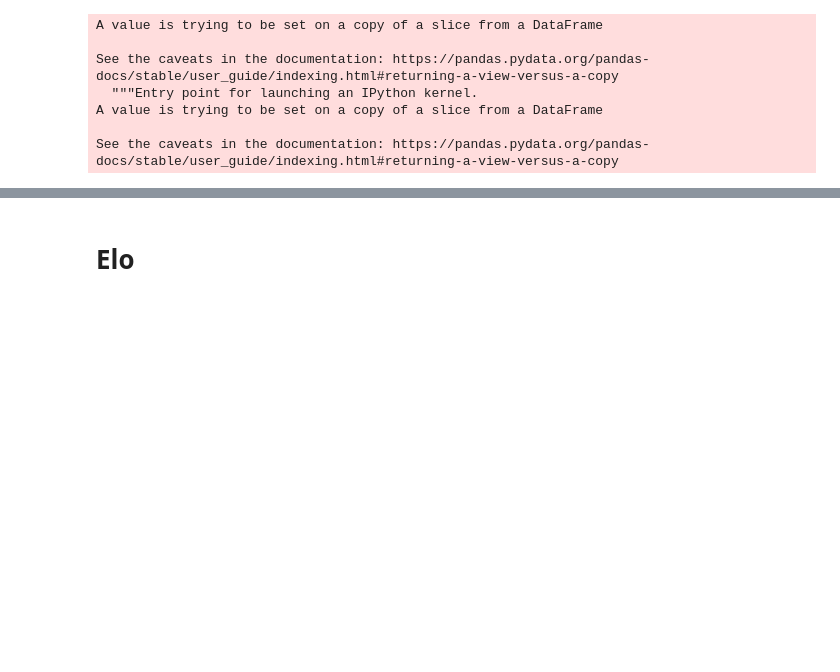
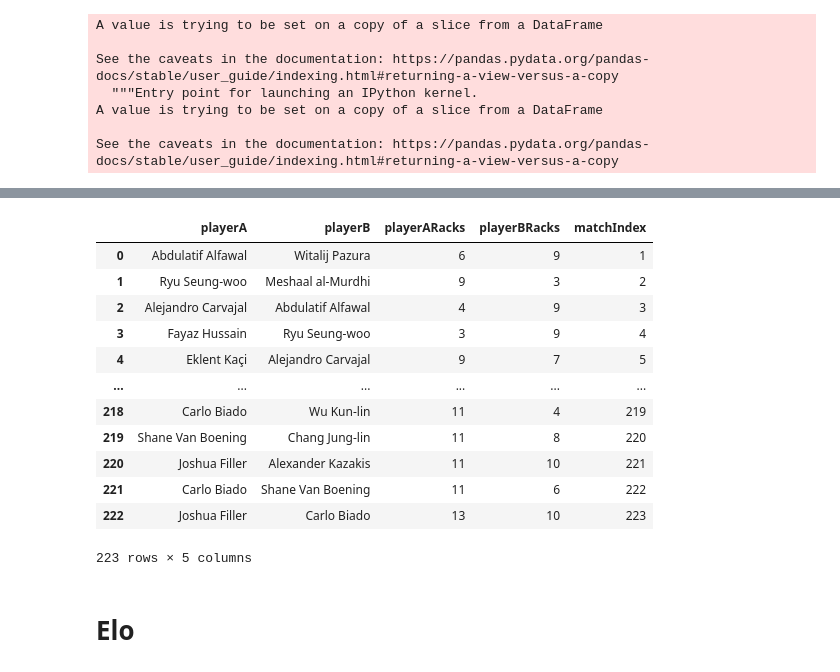
Before and after one commit to sethbilliau/SportsAnalytics, a Jupyter notebook: final/pool.ipynb, the cells around one changed output, grey strips where cells are left out. Cells and saved outputs as stored; diff of their text form; code cells hidden in the pictures; blank space fills up the shorter version.

```diff
--- a/final/pool.ipynb
+++ b/final/pool.ipynb
@@ -487,0 +490,6 @@ See the caveats in the documentation: https://pandas.pydata.org/pandas-docs/stab
+# %%
+import pandas as pd
+tables = pd.read_html('https://en.wikipedia.org/wiki/2018_WPA_World_Nine-ball_Championship#Preliminary_round')
+
+bracket = tables[2].dropna(axis=1, how='all').dropna(axis=0, how='all')
+tables[2]
@@ -488,3 +586,20 @@ See the caveats in the documentation: https://pandas.pydata.org/pandas-docs/stab
+# %%
+wpa2018 = pd.DataFrame(results_lst)
+wpa2018['date'] =
+# %% [output]
+|  | playerA | playerB | playerARacks | playerBRacks | matchIndex |
+| 0 | Abdulatif Alfawal | Witalij Pazura | 6 | 9 | 1 |
+| 1 | Ryu Seung-woo | Meshaal al-Murdhi | 9 | 3 | 2 |
+| 2 | Alejandro Carvajal | Abdulatif Alfawal | 4 | 9 | 3 |
+| 3 | Fayaz Hussain | Ryu Seung-woo | 3 | 9 | 4 |
+| 4 | Eklent Kaçi | Alejandro Carvajal | 9 | 7 | 5 |
+| ... | ... | ... | ... | ... | ... |
+| 218 | Carlo Biado | Wu Kun-lin | 11 | 4 | 219 |
+| 219 | Shane Van Boening | Chang Jung-lin | 11 | 8 | 220 |
+| 220 | Joshua Filler | Alexander Kazakis | 11 | 10 | 221 |
+| 221 | Carlo Biado | Shane Van Boening | 11 | 6 | 222 |
+| 222 | Joshua Filler | Carlo Biado | 13 | 10 | 223 |
+223 rows × 5 columns
 # %% [markdown]
 # Elo
 # %%
```
Also changed, not shown: parts of 2 cells of this notebook.
